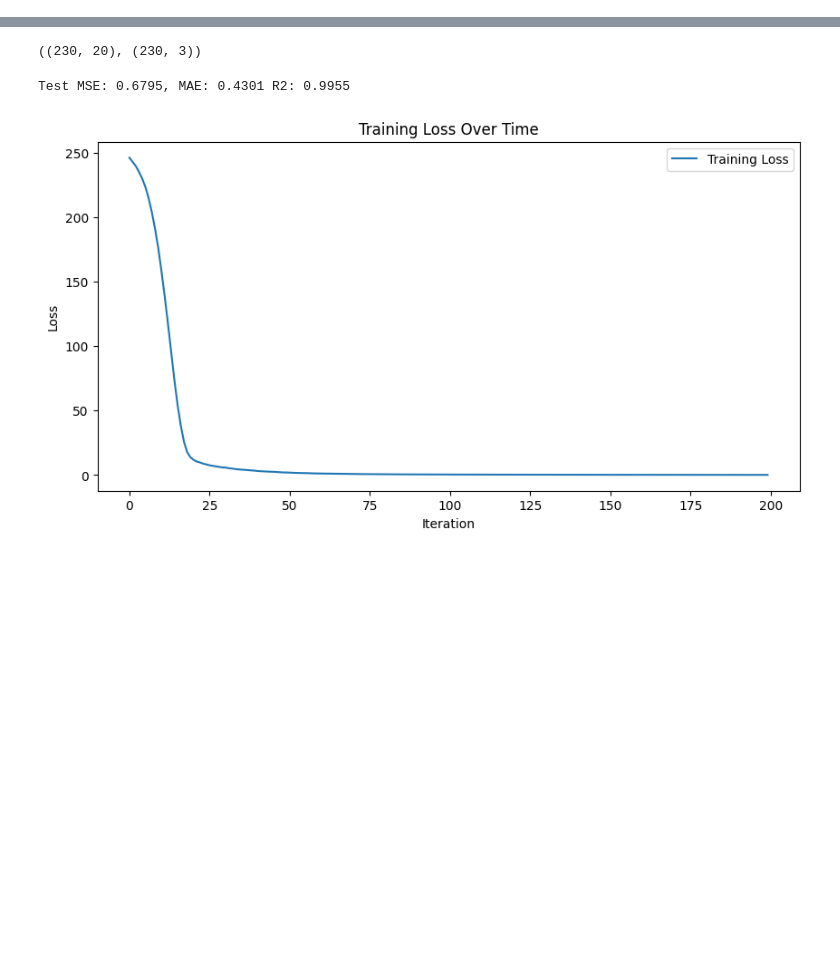
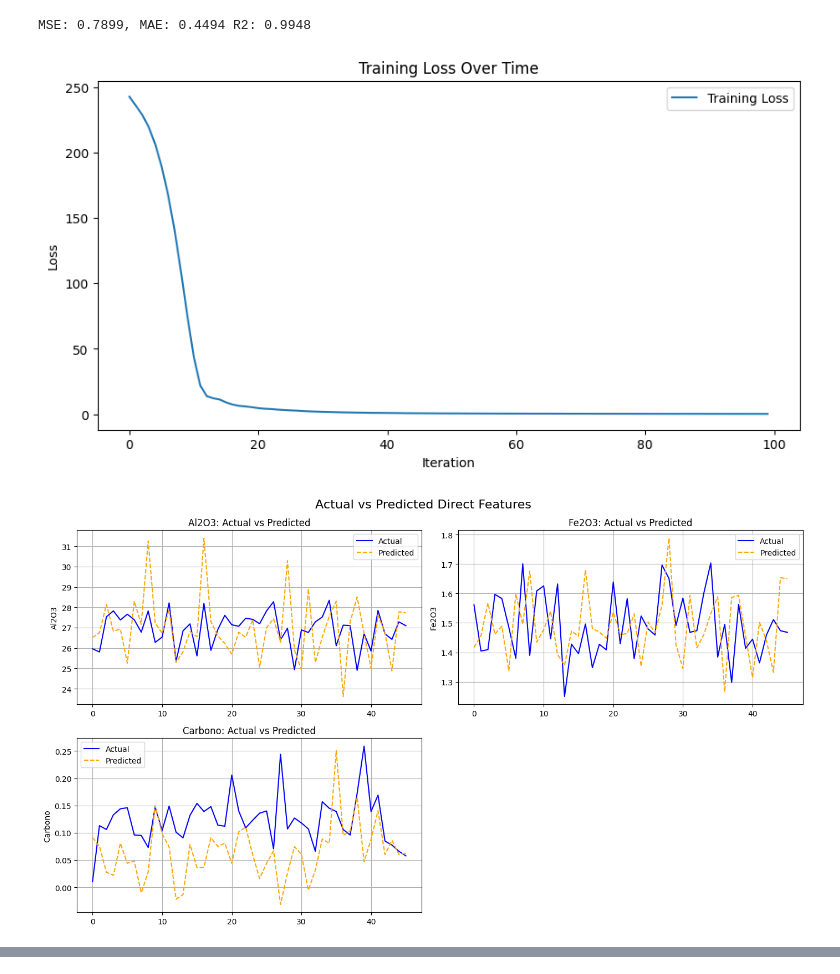
Before and after one commit to pedro-ddomingues/PEC, a Jupyter notebook: NNs_2.ipynb, the cells around one changed output, grey strips where cells are left out. Drawn from its saved outputs; the diff is of its cells as text; code cells hidden in the pictures; blank space fills up the shorter version.

```diff
--- a/NNs_2.ipynb
+++ b/NNs_2.ipynb
@@ -195,4 +184,14 @@ Example predictions:
 # %%
+targets = ['Al2O3', 'Fe2O3', 'Carbono']
 y = data[['Al2O3.5', 'Fe2O3.5','Carbono.5']]
 X = data.filter(regex='^Al2O3|^Fe2O3|^Carbono|^%')
 X = X.drop(columns=['Al2O3.5', 'Fe2O3.5', 'Carbono.5'])
+loss_values, predictions, y_test_tensor, model, y_train_tensor, X_test_tensor, r2 = train_data(X, y, X.shape[1], y.shape[1], 64, 32, 0.002, 100)
+plot_loss(loss_values)
+plot_compare(predictions, y_test_tensor, 'Direct Features', targets)
+results = evaluate_with_examples(model, X_test_tensor, y_test_tensor, n=10, features='Direct Features')
+all_results.append(results)
+# %% [output]
+MSE: 0.7899, MAE: 0.4494 R2: 0.9948
+[figure, added]
+[figure, added]
@@ -199,69 +214,0 @@ X = X.drop(columns=['Al2O3.5', 'Fe2O3.5', 'Carbono.5'])
-# %%
-X.shape, y.shape
-# %% [output]
-((230, 20), (230, 3))
-# %%
-X_train, X_test, y_train, y_test = train_test_split(X, y, test_size=0.2, random_state=42)
-
-scaler = StandardScaler()
-X_train = scaler.fit_transform(X_train)
-X_test = scaler.transform(X_test)
-
-X_train_tensor = torch.tensor(X_train, dtype=torch.float32)
-y_train_tensor = torch.tensor(y_train.values.reshape(-1, 3), dtype=torch.float32)
-X_test_tensor = torch.tensor(X_test, dtype=torch.float32)
-y_test_tensor = torch.tensor(y_test.values.reshape(-1, 3), dtype=torch.float32)
-
-
-train_dataset = TensorDataset(X_train_tensor, y_train_tensor)
-train_loader = DataLoader(train_dataset, batch_size=32, shuffle=True)
-
-
-class RegressionModel(nn.Module):
-    def __init__(self):
-        super().__init__()
-        self.net = nn.Sequential(
-            nn.Linear(20, 64),
-            nn.ReLU(),
-            nn.Linear(64, 32),
-            nn.ReLU(),
-            nn.Linear(32, 3)
-        )
-
-    def forward(self, x):
-        return self.net(x)
-
-model = RegressionModel()
-criterion = nn.MSELoss()
-optimizer = optim.Adam(model.parameters(), lr=0.001)
-
-loss_values = []
-
-epochs = 200
-for epoch in range(epochs):
-    model.train()
-    epoch_loss = 0.0
-    for xb, yb in train_loader:
-        optimizer.zero_grad()
-        pred = model(xb)
-        loss = criterion(pred, yb)
-        loss.backward()
-        optimizer.step()
-        epoch_loss += loss.item()
-    epoch_loss /= len(train_loader)
-    loss_values.append(epoch_loss)
-    #print(f"Epoch {epoch+1}/{epochs}, Loss: {epoch_loss:.4f}")
-
-model.eval()
-with torch.no_grad():
-    predictions = model(X_test_tensor)
-    mse = criterion(predictions, y_test_tensor)
-    mae = torch.mean(torch.abs(predictions - y_test_tensor))
-    r2 = 1 - (torch.sum((predictions - y_test_tensor) ** 2) / torch.sum((y_test_tensor - torch.mean(y_test_tensor)) ** 2))
-    print(f"\nTest MSE: {mse.item():.4f}, MAE: {mae.item():.4f}", f"R2: {r2.item():.4f}")
-# %% [output]
-Test MSE: 0.6795, MAE: 0.4301 R2: 0.9955
-# %%
-plot_loss()
-# %% [output]
-[figure, removed]
```
Also changed, not shown: parts of 20 cells of this notebook.
